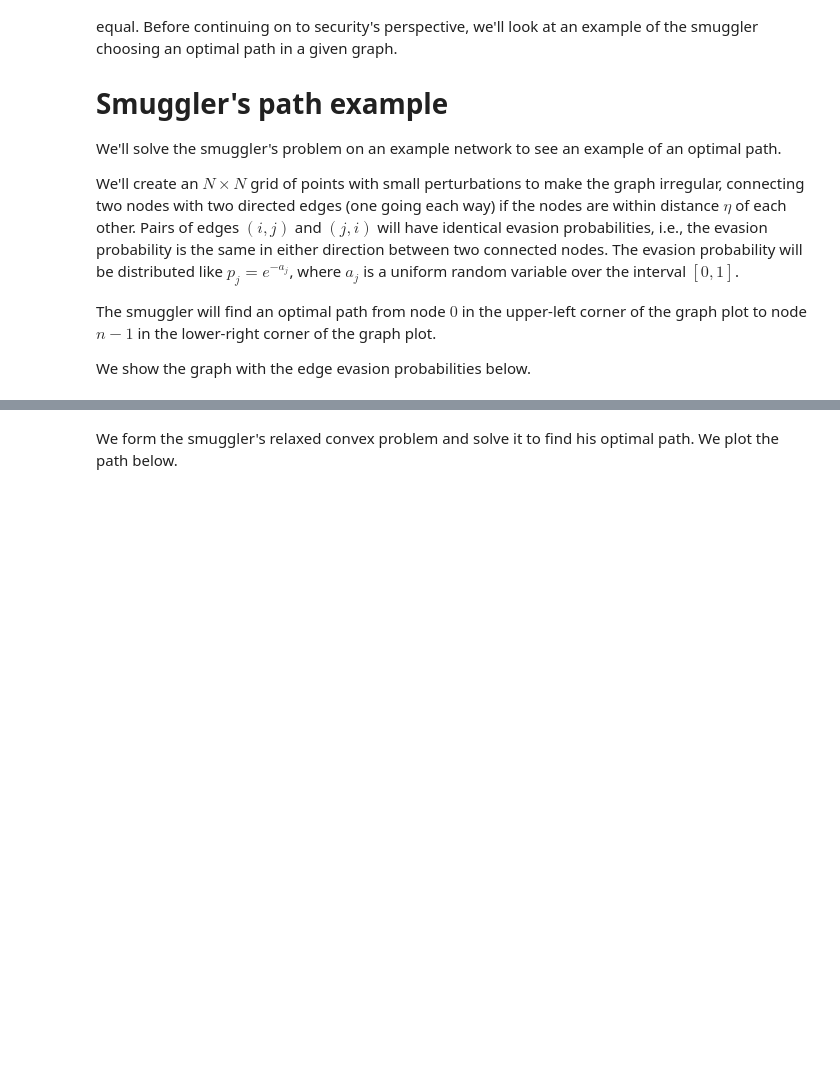
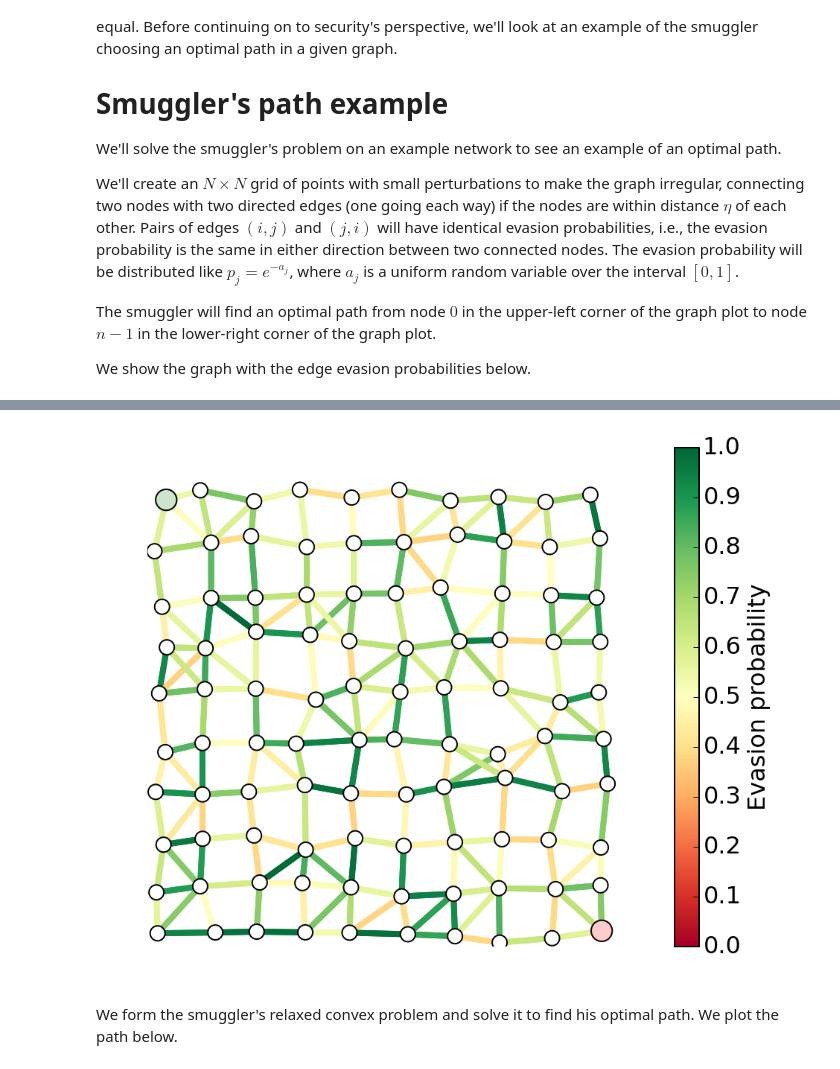
Before and after one commit to ajfriend/cvxpy_examples, a Jupyter notebook: interdiction.ipynb, the cells around one changed output, grey strips where cells are left out. Cells and saved outputs as stored; diff of their text form; code cells hidden in the pictures; blank space fills up the shorter version.

```diff
--- a/interdiction.ipynb
+++ b/interdiction.ipynb
@@ -116,22 +116,22 @@ def showPaths(G,pos,edgeProbs=1.0,path=None,visibleNodes=None,Gnodes=None,Rnodes
         nx.draw_networkx_nodes(G,pos,
                            nodelist=Gnodes,
                            node_color='w',
-                           node_size=100,
+                           node_size=200,
                            ax=ax)
         nx.draw_networkx_nodes(G,pos,
                            nodelist=Gnodes,
                            node_color='g',
-                           node_size=100,alpha=.2,ax=ax)
+                           node_size=200,alpha=.2,ax=ax)
 
     if Rnodes is not None:
         nx.draw_networkx_nodes(G,pos,
                            nodelist=Rnodes,
                            node_color='w',
-                           node_size=100,ax=ax)
+                           node_size=200,ax=ax)
         nx.draw_networkx_nodes(G,pos,
                            nodelist=Rnodes,
                            node_color='r',
-                           node_size=100,alpha=.2,ax=ax)
+                           node_size=200,alpha=.2,ax=ax)
 
     if guards is not None:
         nx.draw_networkx_nodes(G,pos,nodelist=guards,node_color='.0',node_size=100,ax=ax)
@@ -265,6 +265,23 @@ def getGuardEffects(G,pos,guardIdxs,buildings=None,dummyNodes=None):
             if not blocked:
                 edgeVals[j,i] += np.log(evadeProb(pos[gid]-edgeCenters[j,:],.3))
     return edgeVals
+
+def get_a(G,seed=None):
+    '''
+    Generate a random value in [0,1] for each edge in the graph.
+    For directed graphs, forward and backward edges should have the same value
+    '''
+    if seed is not None:
+        np.random.seed(seed)
+    m = G.number_of_edges()
+    a = np.zeros((m))
+    edge2ind = {e:i for i,e in enumerate(G.edges())}
+    for e in G.edges():
+        a[edge2ind[e]] = np.random.rand()
+        e2 = (e[1],e[0])
+        if e2 in edge2ind:
+            a[edge2ind[e2]] = a[edge2ind[e]]
+    return a
 # %% [markdown]
 # Related reading
 - [Convex Optimization book](http://web.stanford.edu/~boyd/cvxbook/)
@@ -450,3 +419,14 @@ showPaths(H,pos,p,Gnodes=[0],Rnodes=[n-1])
+# %%
+N = 10
+G, pos = formGraph(N,.1,1.2,seed=1)
+n = G.number_of_nodes()
+
+a = get_a(G,seed=0)
+p = np.exp(-a)
+
+fig, ax = showPaths(G,pos,p,Gnodes=[0],Rnodes=[n-1])
+# %% [output]
+[figure, added]
 # %% [markdown]
 We form the smuggler's relaxed convex problem and solve it to find his optimal path. We plot the path below.
 # %%
```
Also changed, not shown: parts of 14 cells of this notebook.
